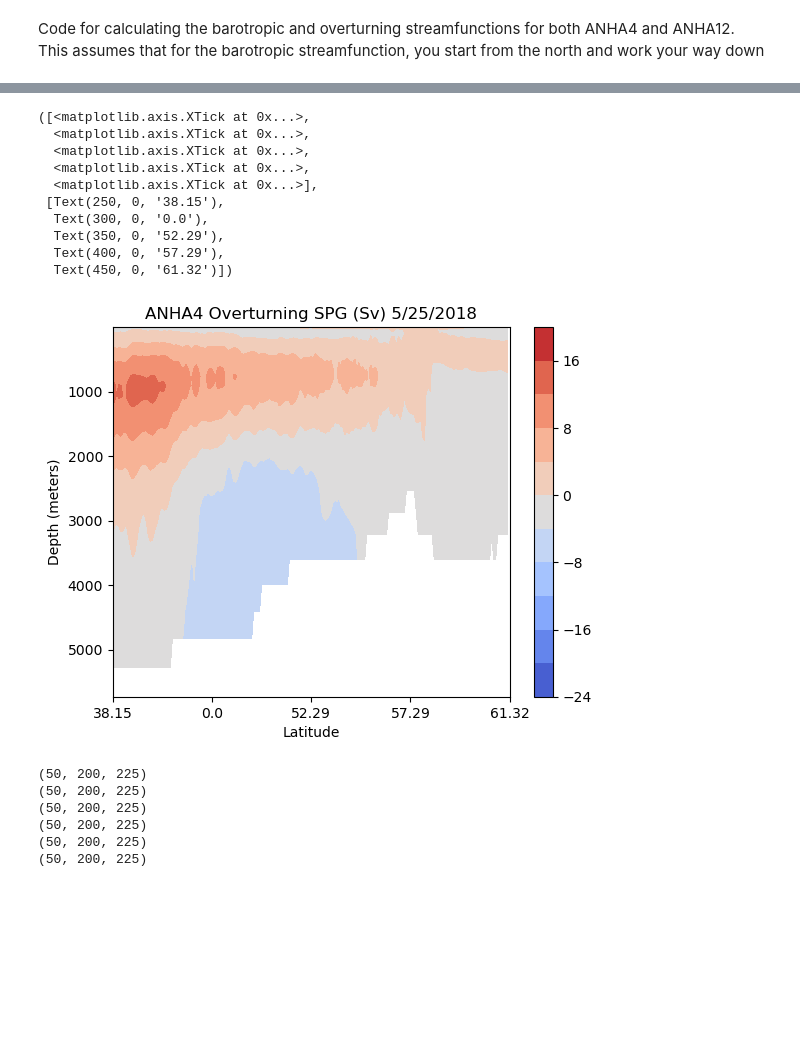
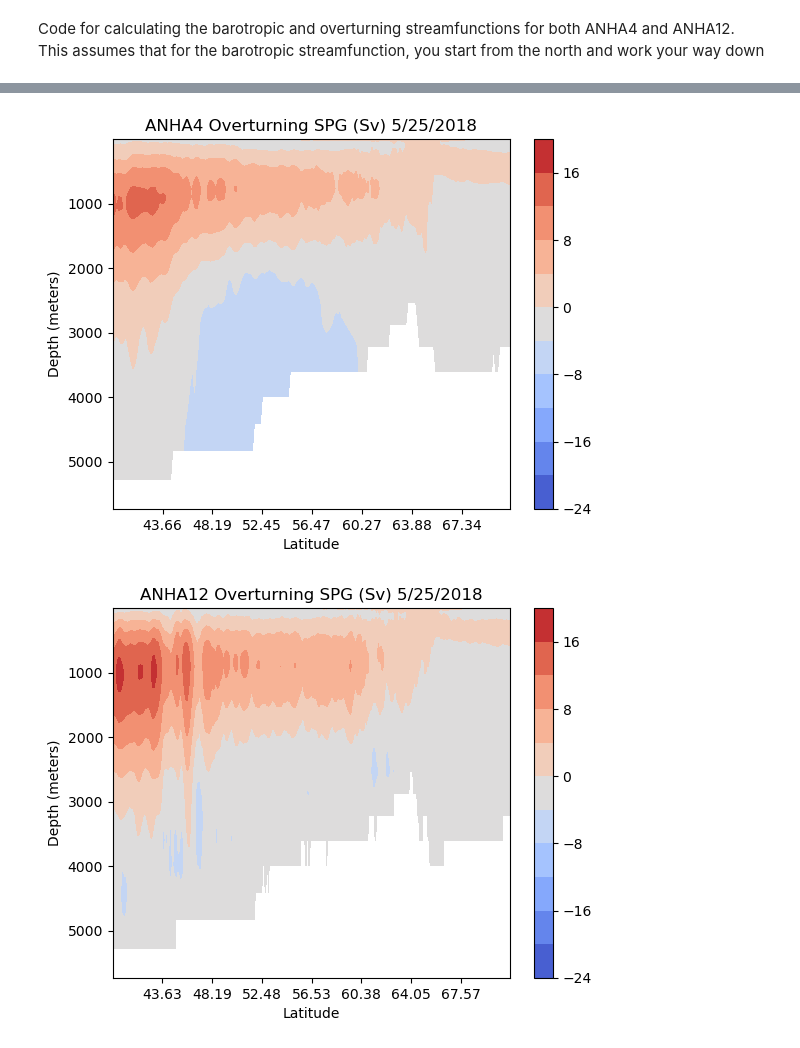
Before and after one commit to gekirkpatrick/NEMO-Analysis-Base-Scripts, a Jupyter notebook: Barotropic_sf.ipynb, the cells around one changed output, grey strips where cells are left out. Drawn from its saved outputs; the diff is of its cells as text; code cells hidden in the pictures; blank space fills up the shorter version.

```diff
--- a/Barotropic_sf.ipynb
+++ b/Barotropic_sf.ipynb
@@ -139 +51,34 @@ plt.xticks(np.arange(25,225, 45), np.trunc(v.nav_lon.values[250, 175:375][::45]
+# %%
+def overturning_sf(ds, ds_mask, model, hgr = 0, zgr = 0):
+    if model == 'ANHA4':
+        v_t = ds['vomecrty'][0,:,:,:]
+        v_z = ds['e3v'][0, :, :,:]
+        v_x = ds_mask['e1v'][0, :,:]
+    else:
+        v_t = ds['vomecrty'][0,:,:,:].rename({'depthv':'z'})
+        v_z = zgr['e3v'][0, :, :,:]
+        v_x = hgr['e1v'][0, :,:]
+    temp = np.sum(v_t * v_z * v_x, axis = 2)
+    temp = np.where(temp != 0, temp, np.nan)
+    mosf = np.cumsum(temp, axis = 0)
+
+    return mosf
+
+def overturning_plotter(ds, mosf, inds, model):
+
+    if model == 'ANHA4':
+        plt.contourf(ds['y'][inds[0]:inds[1]], ds['depth'][:].values, mosf[:,inds[0]:inds[1]] / 1e6, np.arange(-24, 24, 4), cmap = 'coolwarm')
+        plt.title('ANHA4 Overturning SPG (Sv) 5/25/2018')
+        plt.xticks(np.arange(inds[0], inds[1], 25)[1:], np.trunc(ds.nav_lat.values[inds[0]:inds[1], 250][::25][1:] * 100) / 100)
+
+    else:
+        plt.contourf(ds['y'][inds[0]:inds[1]], ds['depthv'][:].values, mosf[:,inds[0]:inds[1]] / 1e6, np.arange(-24, 24, 4),cmap = 'coolwarm')
+        plt.title('ANHA12 Overturning SPG (Sv) 5/25/2018')
+        plt.xticks(np.arange(inds[0], inds[1], 75)[1:], np.trunc(ds.nav_lat.values[inds[0]:inds[1], 800][::75][1:] * 100) / 100)
+
+    plt.gca().invert_yaxis()
+    plt.colorbar()
+    plt.ylabel('Depth (meters)')
+    plt.xlabel('Latitude')
+    plt.show()
 # %%
@@ -295,33 +92,6 @@ msf4 = np.cumsum(p, axis = 0)
-# %%
-plt.contourf(v['y'][250:450], v['depth'][:].values, msf4[:,250:450] / 1e6, np.arange(-24, 24, 4), cmap = 'coolwarm')
-plt.gca().invert_yaxis()
-plt.colorbar()
-plt.ylabel('Depth (meters)')
-plt.xlabel('Latitude')
-plt.title('ANHA4 Overturning SPG (Sv) 5/25/2018')
-plt.xticks(np.arange(250,475, 50), np.trunc(v.nav_lat.values[250:475, 50][::50] * 100) / 100)
-# %% [output]
-([<matplotlib.axis.XTick at 0x...>,
-  <matplotlib.axis.XTick at 0x...>,
-  <matplotlib.axis.XTick at 0x...>,
-  <matplotlib.axis.XTick at 0x...>,
-  <matplotlib.axis.XTick at 0x...>],
- [Text(250, 0, '38.15'),
-  Text(300, 0, '0.0'),
-  Text(350, 0, '52.29'),
-  Text(400, 0, '57.29'),
-  Text(450, 0, '61.32')])
-[figure, removed]
-# %%
-if __name__ == "__main__":
-    inds = [250, 450, 150, 375]
-    files, mask = get_files("/mnt/storage6/myers/NEMO/ANHA4-EPM151/ANHA4-EPM151_y2018m05d25", '/mnt/storage4/grace/grace/data/model_masks/ANHA4_mesh_mask.nc')
-    btsf = barotropic_sf(files, mask, inds)
-    #barotropic_plotter(btsf, inds)
-# %% [output]
-(50, 200, 225)
-(50, 200, 225)
-(50, 200, 225)
-(50, 200, 225)
-(50, 200, 225)
-(50, 200, 225)
+# %%
+mosf4 = overturning_sf(v, mask, 'ANHA4', hgr = 0, zgr = 0)
+# %%
+overturning_plotter(v, mosf4, [250,450], 'ANHA4')
+# %% [output]
+[figure, added]
@@ -327,0 +100,4 @@ if __name__ == "__main__":
+# %%
+overturning_plotter(v12, mosf12, [750,1350], 'ANHA12')
+# %% [output]
+[figure, added]
```
Also changed, not shown: parts of 23 cells of this notebook, 1 other file.
